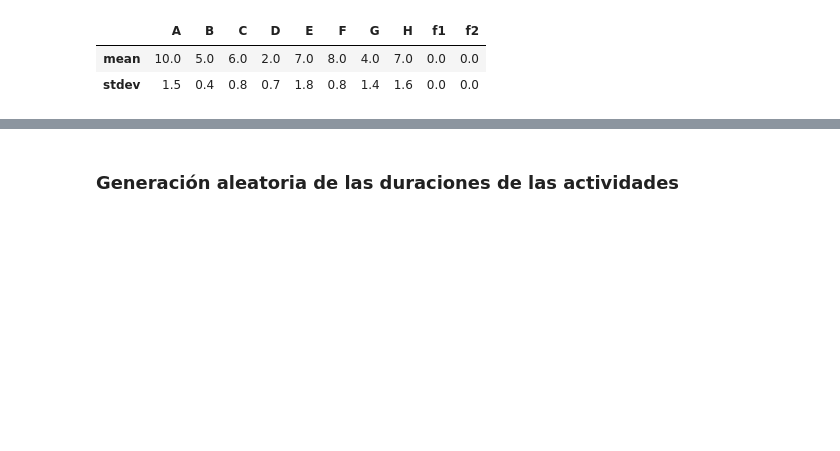
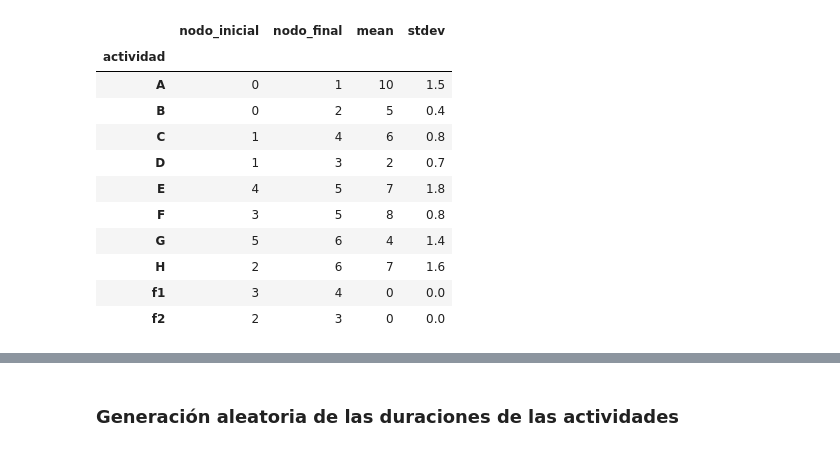
Before and after one commit to mcasl/pmULE, a Jupyter notebook: Montecarlo_Proyectos.ipynb, the cells around one changed output, grey strips where cells are left out. Cells and saved outputs as stored; diff of their text form; code cells hidden in the pictures; blank space fills up the shorter version.

```diff
--- a/Montecarlo_Proyectos.ipynb
+++ b/Montecarlo_Proyectos.ipynb
@@ -10,20 +11,38 @@ import matplotlib as plt
 # %%
-duration_distribution_parameters = pd.DataFrame(data={'A': [10, 1.5],
-                                                      'B': [ 5, 0.4],
-                                                      'C': [ 6, 0.8],
-                                                      'D': [ 2, 0.7],
-                                                      'E': [ 7, 1.8],
-                                                      'F': [ 8, 0.8],
-                                                      'G': [ 4, 1.4],
-                                                      'H': [ 7, 1.6],
-                                                      'f1':[ 0, 0.0],
-                                                      'f2':[ 0, 0.0],
-                                                     },
-                                                index=['mean', 'stdev']  )
-activity_names = duration_distribution_parameters.columns
+# Alargamos el ancho de las celdas al 100%
+from IPython.core.display import display, HTML
+display(HTML("<style>.container { width:100% !important; }</style>"))
+
+import pandas as pd
+import numpy as np
+import matplotlib as plt
+%matplotlib notebook
+
+datos_enunciado = pd.DataFrame([
+#  actividad, nodo_inicial, nodo_final, duracion media, desviación típica
+     ('A',    0,  1,  10, 1.5 ),
+     ('B',    0,  2,   5, 0.4 ),
+     ('C',    1,  4,   6, 0.8 ),
+     ('D',    1,  3,   2, 0.7 ),
+     ('E',    4,  5,   7, 1.8 ),
+     ('F',    3,  5,   8, 0.8 ),
+     ('G',    5,  6,   4, 1.4 ),
+     ('H',    2,  6,   7, 1.6 ),
+     ('f1',   3,  4,   0, 0.0 ),
+     ('f2',   2,  3,   0, 0.0 ),
+] ,columns=['actividad', 'nodo_inicial', 'nodo_final', 'mean', 'stdev']).set_index('actividad')
+
+datos_enunciado
+# %% [output]
+|  | nodo_inicial | nodo_final | mean | stdev |
+| actividad |  |  |  |  |
+| A | 0 | 1 | 10 | 1.5 |
+| B | 0 | 2 | 5 | 0.4 |
+| C | 1 | 4 | 6 | 0.8 |
+| D | 1 | 3 | 2 | 0.7 |
+| E | 4 | 5 | 7 | 1.8 |
+| F | 3 | 5 | 8 | 0.8 |
+| G | 5 | 6 | 4 | 1.4 |
+| H | 2 | 6 | 7 | 1.6 |
+| f1 | 3 | 4 | 0 | 0.0 |
+| f2 | 2 | 3 | 0 | 0.0 |
-# %%
-duration_distribution_parameters
-# %% [output]
-|  | A | B | C | D | E | F | G | H | f1 | f2 |
-| mean | 10.0 | 5.0 | 6.0 | 2.0 | 7.0 | 8.0 | 4.0 | 7.0 | 0.0 | 0.0 |
-| stdev | 1.5 | 0.4 | 0.8 | 0.7 | 1.8 | 0.8 | 1.4 | 1.6 | 0.0 | 0.0 |
```
Also changed, not shown: parts of 28 cells of this notebook, 1 other file.
